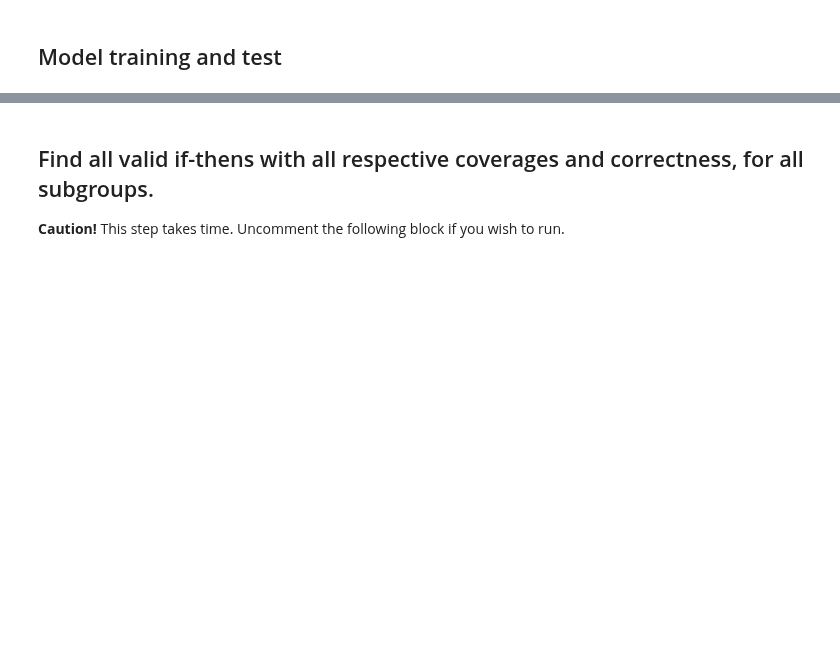
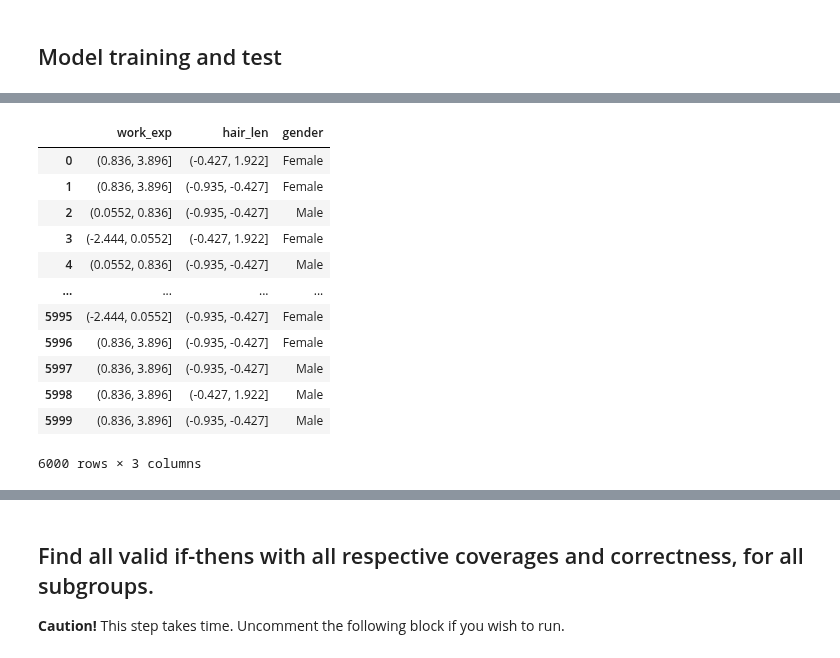
Before and after one commit to AutoFairAthenaRC/FACTS, a Jupyter notebook: gfacts/LiptonDataset/LiptonDataset.ipynb, the cells around one changed output, grey strips where cells are left out. Drawn from its saved outputs; the diff is of its cells as text; code cells hidden in the pictures; blank space fills up the shorter version.

```diff
--- a/gfacts/LiptonDataset/LiptonDataset.ipynb
+++ b/gfacts/LiptonDataset/LiptonDataset.ipynb
@@ -114,3 +122,19 @@ array([0., 1., 1., 0., 0., 0., 0., 1., 0., 0., 1., 0., 1., 0., 1., 1., 0.,
+# %%
+X_test
+# %% [output]
+|  | work_exp | hair_len | gender |
+| 0 | (0.836, 3.896] | (-0.427, 1.922] | Female |
+| 1 | (0.836, 3.896] | (-0.935, -0.427] | Female |
+| 2 | (0.0552, 0.836] | (-0.935, -0.427] | Male |
+| 3 | (-2.444, 0.0552] | (-0.427, 1.922] | Female |
+| 4 | (0.0552, 0.836] | (-0.935, -0.427] | Male |
+| ... | ... | ... | ... |
+| 5995 | (-2.444, 0.0552] | (-0.935, -0.427] | Female |
+| 5996 | (0.836, 3.896] | (-0.935, -0.427] | Female |
+| 5997 | (0.836, 3.896] | (-0.935, -0.427] | Male |
+| 5998 | (0.836, 3.896] | (-0.427, 1.922] | Male |
+| 5999 | (0.836, 3.896] | (-0.935, -0.427] | Male |
+6000 rows × 3 columns
 # %%
 positive_label = 1
 negative_label = 0
```
Also changed, not shown: parts of 27 cells of this notebook, 5 other files.
